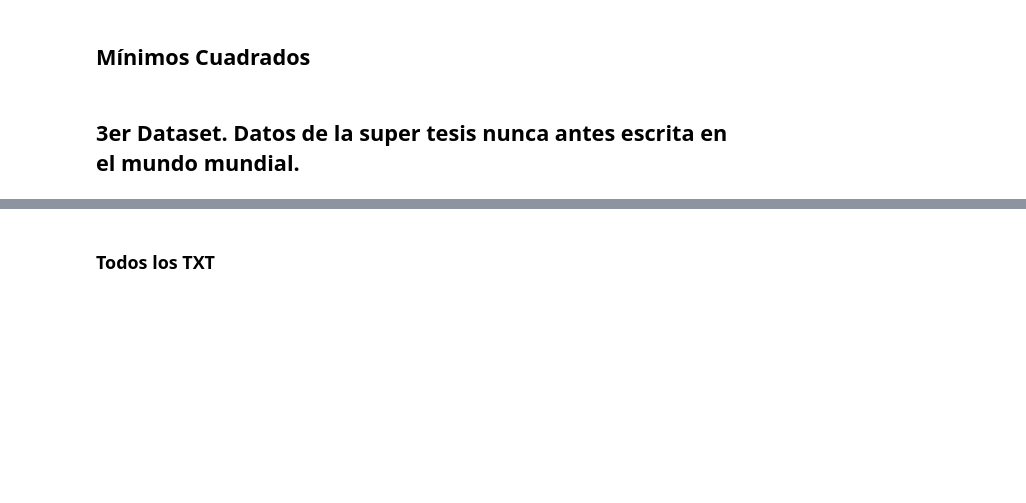
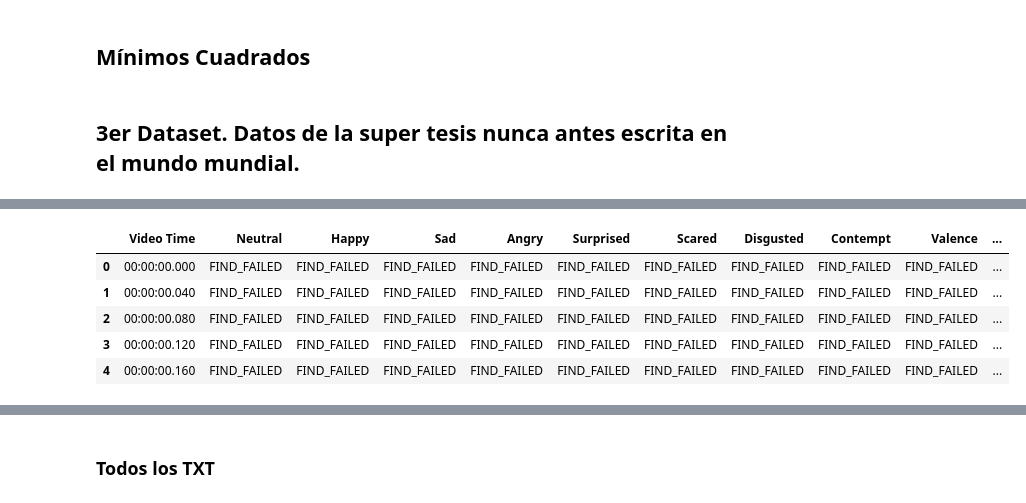
Before and after one commit to Sivlemx/Python-Pandas-DataScience, a Jupyter notebook: Python-Pandas-Clase-2.ipynb, the cells around one changed output, grey strips where cells are left out. Drawn from its saved outputs; the diff is of its cells as text; code cells hidden in the pictures; blank space fills up the shorter version.

```diff
--- a/Python-Pandas-Clase-2.ipynb
+++ b/Python-Pandas-Clase-2.ipynb
@@ -973,5 +1034,12 @@ file_txt.shape[0] * file_txt.shape[1]
 # %%
-sujeto = pd.concat([file_txt.iloc[:, 0:10], file_txt.iloc[:, 47]], axis=1)
+sujeto = pd.concat([file_txt.iloc[:, 0:11], file_txt.iloc[:, 47]], axis=1)
 sujeto.head()
+# %% [output]
+|  | Video Time | Neutral | Happy | Sad | Angry | Surprised | Scared | Disgusted | Contempt | Valence | ... |
+| 0 | 00:00:00.000 | FIND_FAILED | FIND_FAILED | FIND_FAILED | FIND_FAILED | FIND_FAILED | FIND_FAILED | FIND_FAILED | FIND_FAILED | FIND_FAILED | ... |
+| 1 | 00:00:00.040 | FIND_FAILED | FIND_FAILED | FIND_FAILED | FIND_FAILED | FIND_FAILED | FIND_FAILED | FIND_FAILED | FIND_FAILED | FIND_FAILED | ... |
+| 2 | 00:00:00.080 | FIND_FAILED | FIND_FAILED | FIND_FAILED | FIND_FAILED | FIND_FAILED | FIND_FAILED | FIND_FAILED | FIND_FAILED | FIND_FAILED | ... |
+| 3 | 00:00:00.120 | FIND_FAILED | FIND_FAILED | FIND_FAILED | FIND_FAILED | FIND_FAILED | FIND_FAILED | FIND_FAILED | FIND_FAILED | FIND_FAILED | ... |
+| 4 | 00:00:00.160 | FIND_FAILED | FIND_FAILED | FIND_FAILED | FIND_FAILED | FIND_FAILED | FIND_FAILED | FIND_FAILED | FIND_FAILED | FIND_FAILED | ... |
 # %%
 sujeto.info()
```
Also changed, not shown: parts of 68 cells of this notebook.
